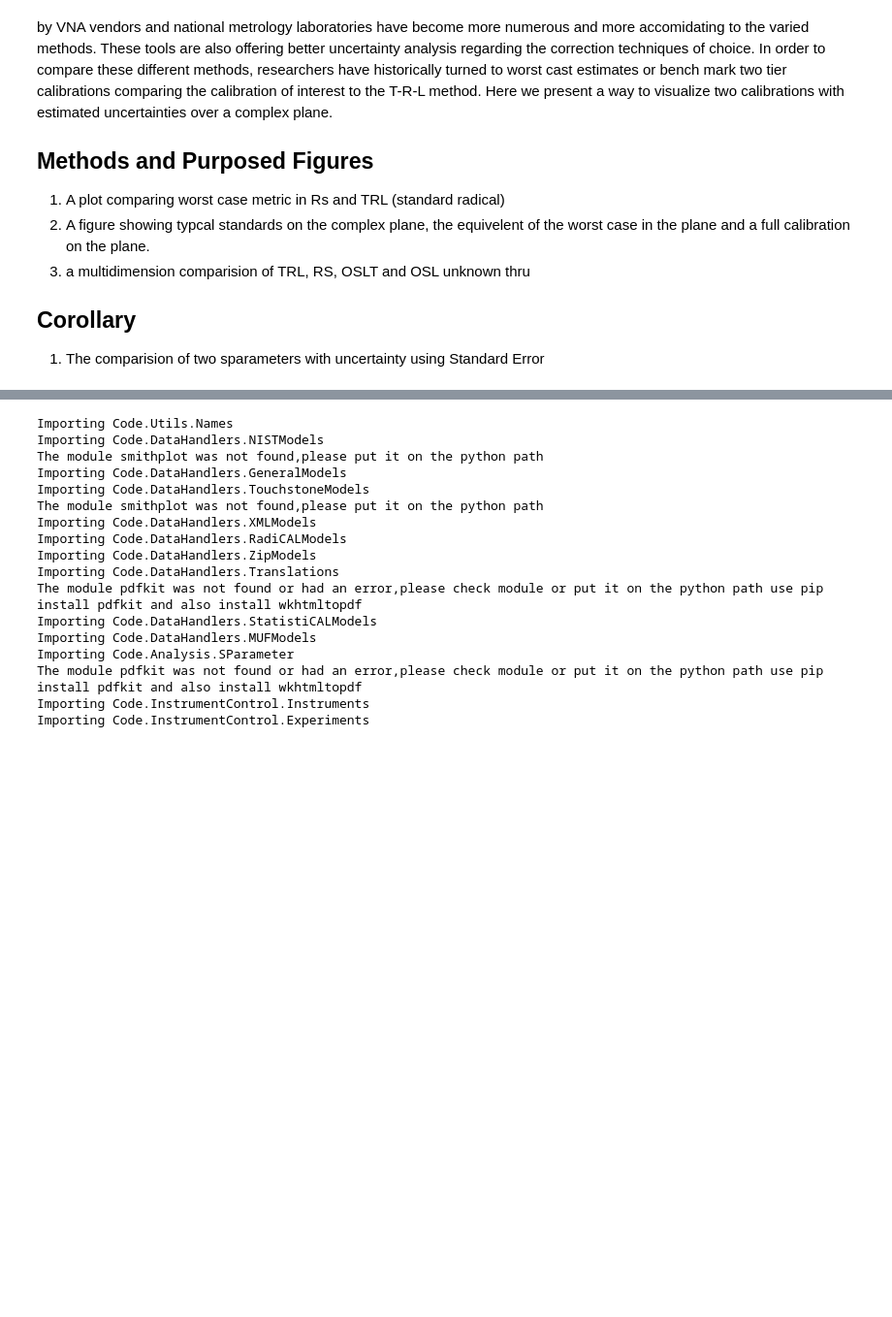
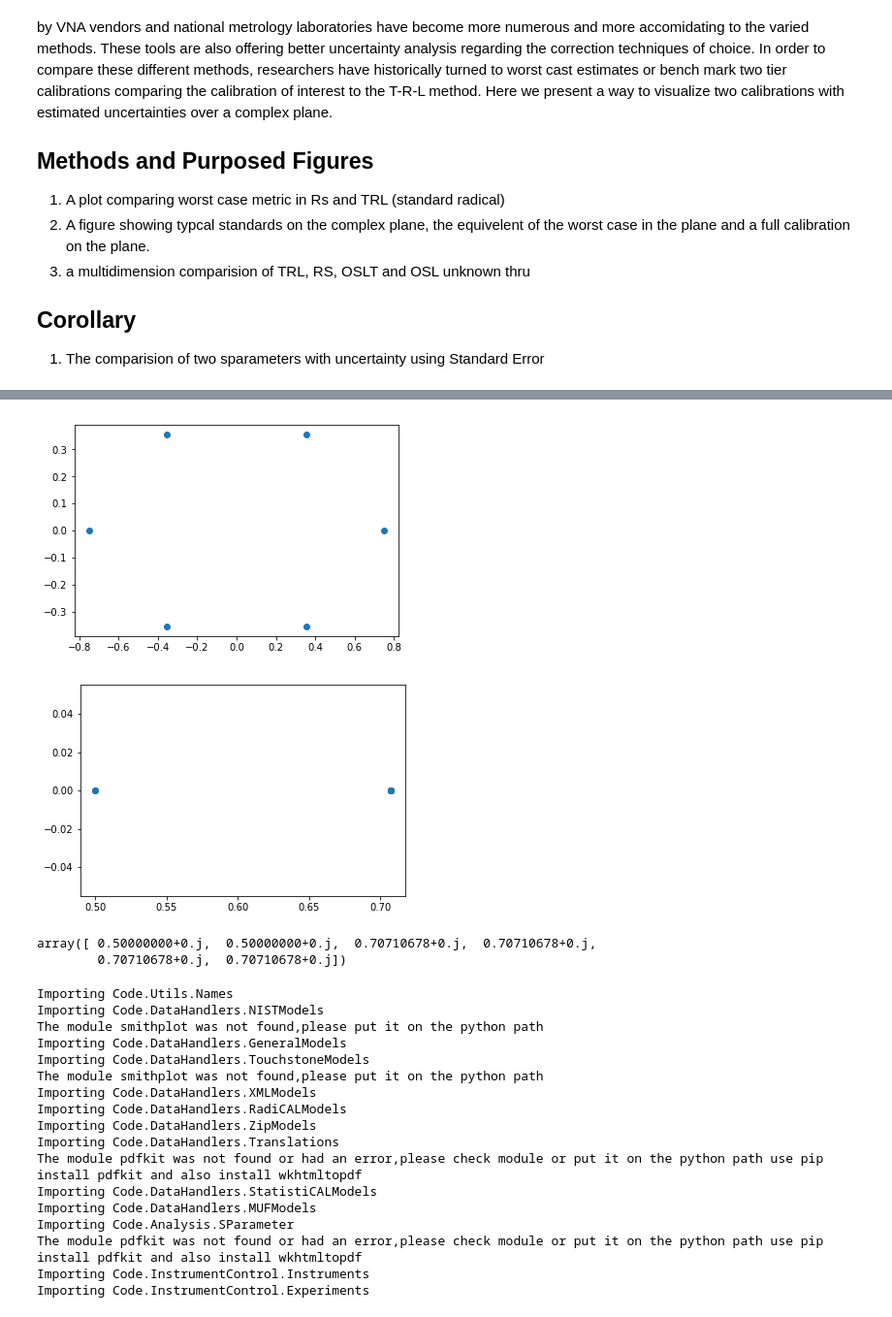
Before and after one commit to aricsanders/Jupyter-Notebooks, a Jupyter notebook: Multidimensional_Calibration_Comparisions_20170127.ipynb, the cells around one changed output, grey strips where cells are left out. Shown at 97% size. Drawn from its saved outputs; the diff is of its cells as text; code cells hidden in the pictures; blank space fills up the shorter version.

```diff
--- a/Multidimensional_Calibration_Comparisions_20170127.ipynb
+++ b/Multidimensional_Calibration_Comparisions_20170127.ipynb
@@ -16,3 +66,24 @@
+# %%
+import matplotlib.pyplot as plt
+import numpy as np
+s11_points=np.array([complex(.75,0),complex(-.75,0),
+                     complex(.25*np.sqrt(2),.25*np.sqrt(2)),
+                     complex(.25*np.sqrt(2),-1*.25*np.sqrt(2)),
+                    complex(-1*.25*np.sqrt(2),1*.25*np.sqrt(2)),
+                    complex(-1*.25*np.sqrt(2),-1*.25*np.sqrt(2))])
+s21_points=np.sqrt(1-np.sqrt(s11_points*np.conjugate(s11_points)))
+plt.plot(np.real(s11_points),np.imag(s11_points),'o')
+plt.show()
+plt.plot(np.real(s21_points),np.imag(s21_points),'o')
+plt.show()
+# %% [output]
+[figure, added]
+[figure, added]
+# %%
+s21_points
+# %% [output]
+array([ 0.50000000+0.j,  0.50000000+0.j,  0.70710678+0.j,  0.70710678+0.j,
+        0.70710678+0.j,  0.70710678+0.j])
 # %%
 from pyMeasure import *
 # %% [output]
```
Also changed, not shown: parts of 5 cells of this notebook, 5 other files.
